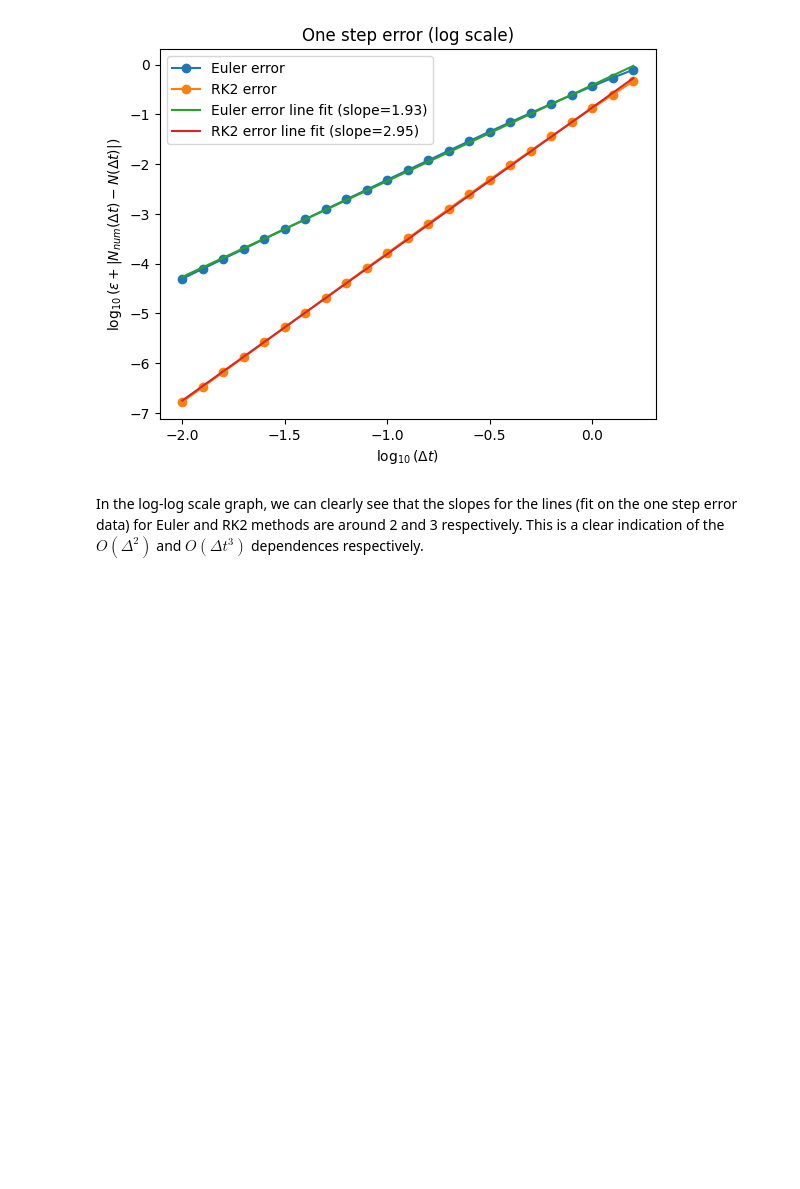
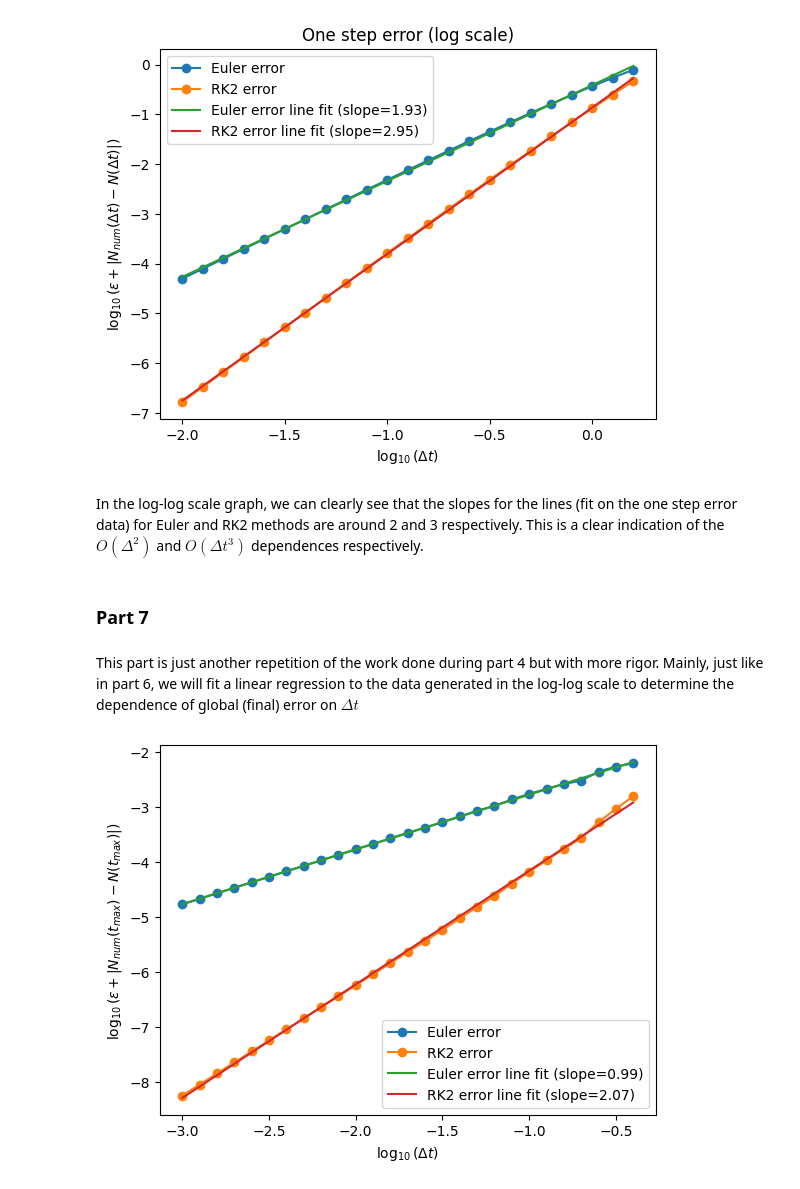
Before and after one commit to pranav-joshi-iitgn/PH509, a Jupyter notebook: A1.ipynb, the cells around one changed output. Drawn from its saved outputs; the diff is of its cells as text; code cells hidden in the pictures; blank space fills up the shorter version.

```diff
--- a/A1.ipynb
+++ b/A1.ipynb
@@ -407,3 +407,43 @@ plt.show()
 [figure]
 # %% [markdown]
 In the log-log scale graph, we can clearly see that the slopes for the lines (fit on the one step error data) for Euler and RK2 methods are around 2 and 3 respectively. This is a clear indication of the $O(\Delta^2)$ and $O(\Delta t^3)$ dependences respectively.
+# %% [markdown]
+### Part 7
+# %% [markdown]
+This part is just another repetition of the work done during part 4 but with more rigor. Mainly, just like in part 6, we will fit a linear regression to the data generated in the log-log scale to determine the dependence of global (final) error on $\Delta t$
+# %%
+log10dt_list = np.arange(-3,-0.3,0.1) # safer range than in part 4
+final_err_Euler = []
+final_err_RK2 = []
+for log10dt in log10dt_list:
+    t,res = RadioactiveDecay(
+            N_0 = 1,
+            tau = 1,
+            t_max=5,
+            dt = 10**log10dt,
+            visualise = False,
+            methods=["Euler","RK2"],
+            compute_error = True
+        )
+    final_err_Euler.append(res["Euler error"][-1])
+    final_err_RK2.append(res["RK2 error"][-1])
+log_scale_err_Euler = np.log10(1e-20+np.abs(final_err_Euler))
+log_scale_err_RK2 = np.log10(1e-20+np.abs(final_err_RK2))
+plt.plot(log10dt_list, log_scale_err_Euler,'-o', label="Euler error")
+plt.plot(log10dt_list, log_scale_err_RK2,'-o', label="RK2 error")
+x_de_trend = (log10dt_list - np.mean(log10dt_list))
+var = np.sum(x_de_trend**2)
+cov_E = np.sum(x_de_trend * (log_scale_err_Euler - np.mean(log_scale_err_Euler)))
+slope_E = cov_E/var
+intercept_E = np.mean(log_scale_err_Euler) - slope_E * np.mean(log10dt_list)
+cov_RK2 = np.sum(x_de_trend * (log_scale_err_RK2 - np.mean(log_scale_err_RK2)))
+slope_RK2 = cov_RK2/var
+intercept_RK2 = np.mean(log_scale_err_RK2) - slope_RK2 * np.mean(log10dt_list)
+plt.plot(log10dt_list, intercept_E + slope_E*log10dt_list, label=f"Euler error line fit (slope={slope_E:.2f})")
+plt.plot(log10dt_list, intercept_RK2 + slope_RK2*log10dt_list, label=f"RK2 error line fit (slope={slope_RK2:.2f})")
+plt.legend()
+plt.xlabel("$\log_{10}(\Delta t)$")
+plt.ylabel("$\log_{10}(\epsilon+|N_{num}(t_{max})-N(t_{max})|)$")
+plt.show()
+# %% [output]
+[figure, added]
```
Also changed, not shown: parts of 30 cells of this notebook.
